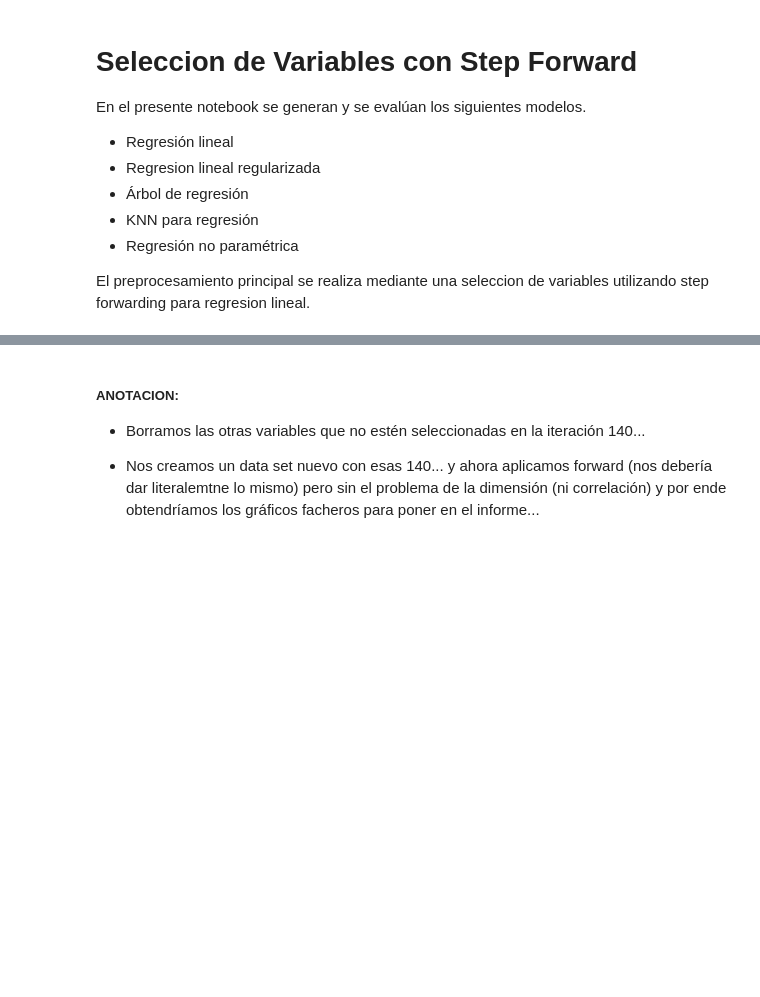
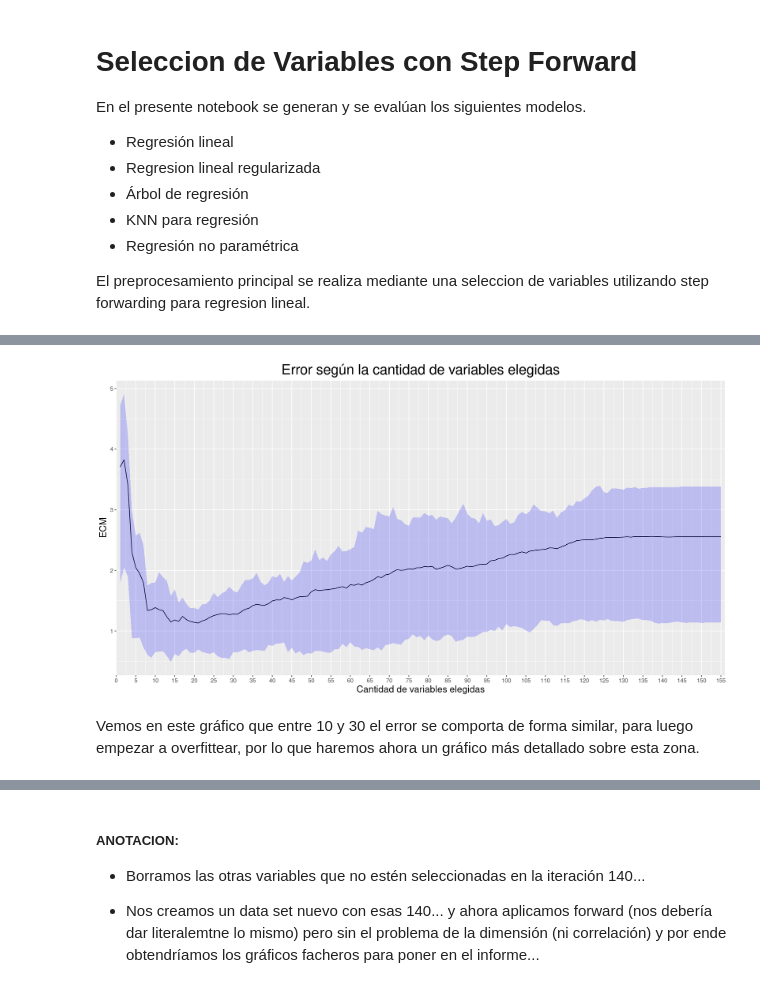
Before and after one commit to Lukas-De-Angelis-Riva/Aprendizaje-estadistico, a Jupyter notebook: trabajo_practico3/src/Forward.ipynb, the cells around one changed output, grey strips where cells are left out. Drawn from its saved outputs; the diff is of its cells as text; code cells hidden in the pictures; blank space fills up the shorter version.

Commit message:
Fix: forward

```diff
--- a/trabajo_practico3/src/Forward.ipynb
+++ b/trabajo_practico3/src/Forward.ipynb
@@ -58,4 +46,0 @@ TRAIN_DF <- df[-hold_out_ind, ]
-# %%
-n = nrow(TRAIN_X)
-
-forw <- regsubsets(Y~., data = TRAIN_DF, method = "forward", nvmax = 140)
@@ -85,16 +49,16 @@ predict.regsubsets = function(object,newdata,id,...){
 # %%
 setSeed()
 
-n = nrow(SELECTED_TRAIN_X)
-k = 20
+n = nrow(TRAIN_X)
+k = 40
 
-nvmax = 140-n/k
-resultados <- matrix(0, nrow = 1, ncol = nvmax)
+nvmax=n-n/k
+resultados <- matrix(0, nrow=k, ncol = nvmax-1)
 
-X = SELECTED_TRAIN_X
+X = TRAIN_X
 
 indices = obtener_indices_kfold(n, k)
-
+a=1
 for(i in indices){
     DF_train = X[-i,]
     DF_train$Y = TRAIN_Y[-i]
@@ -102,10 +66,12 @@ for(i in indices){
     DF_test = X[i,]
     DF_test$Y = TRAIN_Y[i]
 
-    forw <- regsubsets(Y~., data =DF_train, method = "forward", nvmax=nvmax)
+    forw <- regsubsets(Y~., data=DF_train, method = "forward", nvmax=nvmax-1)
 
-    for(j in 1:nvmax){
+    for(j in 1:(nvmax-1)){
         Y_pred = predict(forw, DF_test, id=j)
-        resultados[[1, j]] = resultados[[1, j]] + sum((DF_test$Y - Y_pred)^2)
+        resultados[[a, j]] = mean( (DF_test$Y - Y_pred)^2 )
     }
+    a=a+1
+    message(progreso(a, 1:k))
 }
@@ -264,0 +96,23 @@ plot(resultados[1,])
+# %%
+result <- as.data.frame(resultados)
+colnames(result) <- seq(1, 155)
+# %%
+a <- as.data.frame(t(apply(result, 2, summary)))
+a$ind = seq(1,155)
+colnames(a) <- c("min", "q1", "median", "mean", "q3", "max", "ind")
+# %%
+options(repr.plot.width=15, repr.plot.height=8)
+theme_update(plot.title = element_text(hjust = 0.5, size = 24),
+                          axis.text=element_text(size=10),
+                          axis.title=element_text(size=16))
+
+ggplot(a, aes(x=ind, y=mean)) +
+    geom_line() +
+    geom_ribbon(aes(ymin=q1, ymax=q3), fill="blue", alpha=0.2) +
+    scale_x_continuous(breaks = seq(0, 155, by=5), expand = c(0, 1))+
+    ggtitle("Error según la cantidad de variables elegidas") +
+    xlab("Cantidad de variables elegidas") + ylab("ECM")
+# %% [output]
+[figure, added]
+# %% [markdown]
+Vemos en este gráfico que entre 10 y 30 el error se comporta de forma similar, para luego empezar a overfittear, por lo que haremos ahora un gráfico más detallado sobre esta zona.
```
Also changed, not shown: parts of 29 cells of this notebook.
